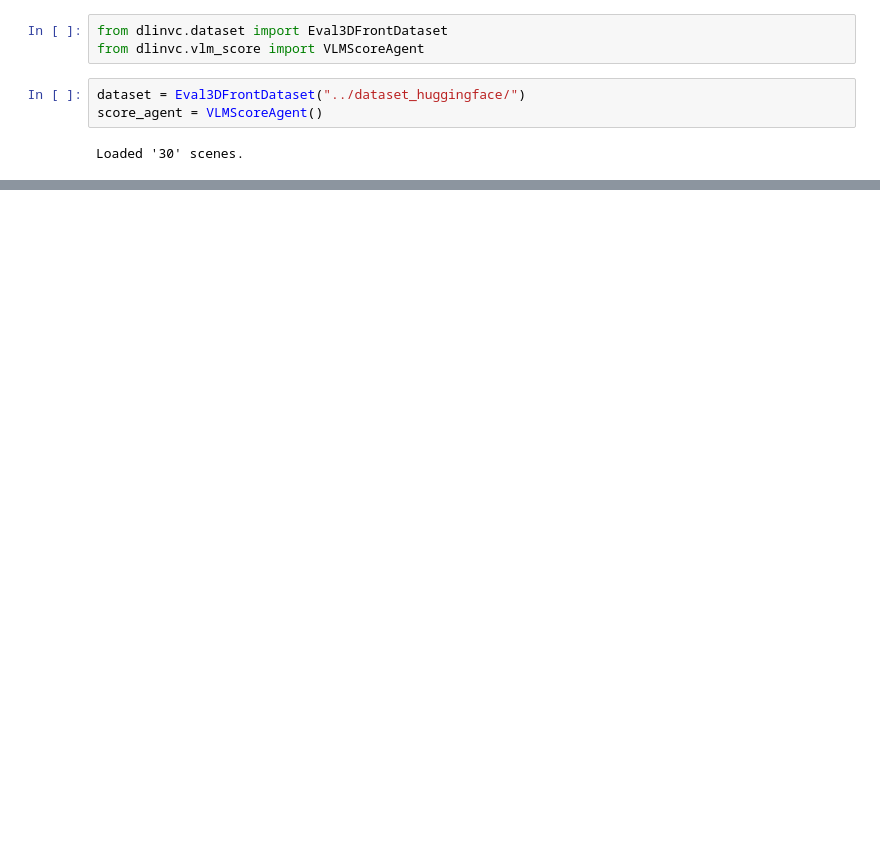
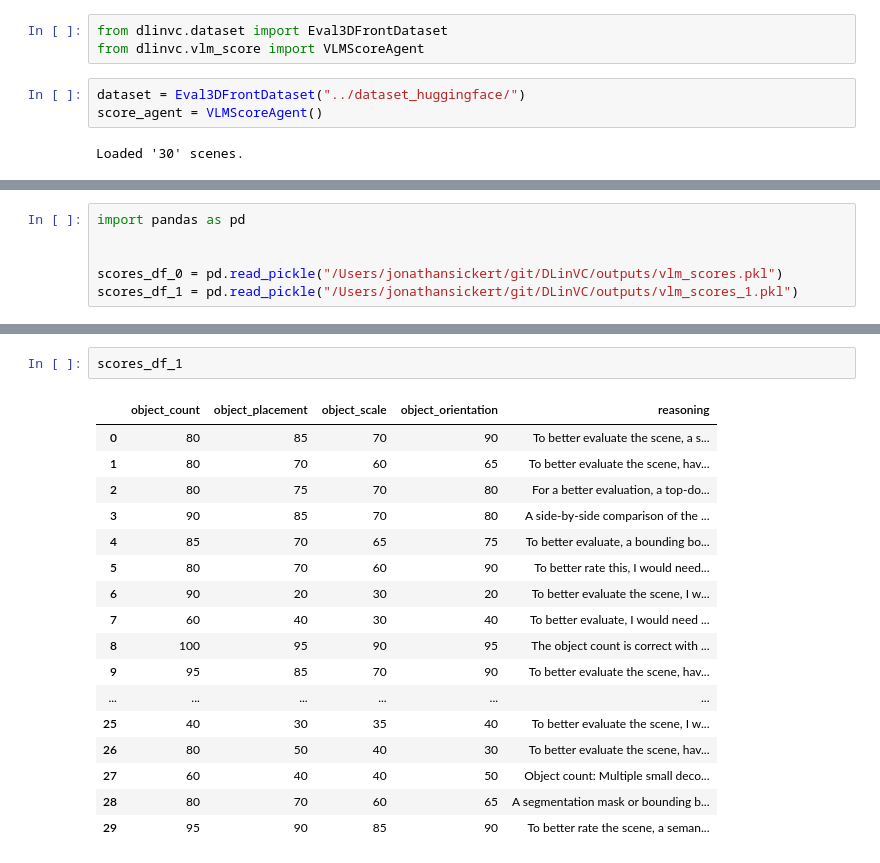
Before and after one commit to jonathansickert/3DFrontBench, a Jupyter notebook: notebooks/evaluate_scene_generation.ipynb, the cells around one changed output, grey strips where cells are left out. Cells and saved outputs as stored; diff of their text form; blank space fills up the shorter version.

```diff
--- a/notebooks/evaluate_scene_generation.ipynb
+++ b/notebooks/evaluate_scene_generation.ipynb
@@ -37,0 +28,6 @@ for sample in dataset:
+# %%
+import pandas as pd
+
+
+scores_df_0 = pd.read_pickle("/Users/jonathansickert/git/DLinVC/outputs/vlm_scores.pkl")
+scores_df_1 = pd.read_pickle("/Users/jonathansickert/git/DLinVC/outputs/vlm_scores_1.pkl")
@@ -38 +79,21 @@ for sample in dataset:
+# %%
+scores_df_1
+# %% [output]
+|  | object_count | object_placement | object_scale | object_orientation | reasoning |
+| 0 | 80 | 85 | 70 | 90 | To better evaluate the scene, a s... |
+| 1 | 80 | 70 | 60 | 65 | To better evaluate the scene, hav... |
+| 2 | 80 | 75 | 70 | 80 | For a better evaluation, a top-do... |
+| 3 | 90 | 85 | 70 | 80 | A side-by-side comparison of the ... |
+| 4 | 85 | 70 | 65 | 75 | To better evaluate, a bounding bo... |
+| 5 | 80 | 70 | 60 | 90 | To better rate this, I would need... |
+| 6 | 90 | 20 | 30 | 20 | To better evaluate the scene, I w... |
+| 7 | 60 | 40 | 30 | 40 | To better evaluate, I would need ... |
+| 8 | 100 | 95 | 90 | 95 | The object count is correct with ... |
+| 9 | 95 | 85 | 70 | 90 | To better evaluate the scene, hav... |
+| ... | ... | ... | ... | ... | ... |
+| 25 | 40 | 30 | 35 | 40 | To better evaluate the scene, I w... |
+| 26 | 80 | 50 | 40 | 30 | To better evaluate the scene, hav... |
+| 27 | 60 | 40 | 40 | 50 | Object count: Multiple small deco... |
+| 28 | 80 | 70 | 60 | 65 | A segmentation mask or bounding b... |
+| 29 | 95 | 90 | 85 | 90 | To better rate the scene, a seman... |
 # %%
```
Also changed, not shown: parts of 5 cells of this notebook, 6 other files.
